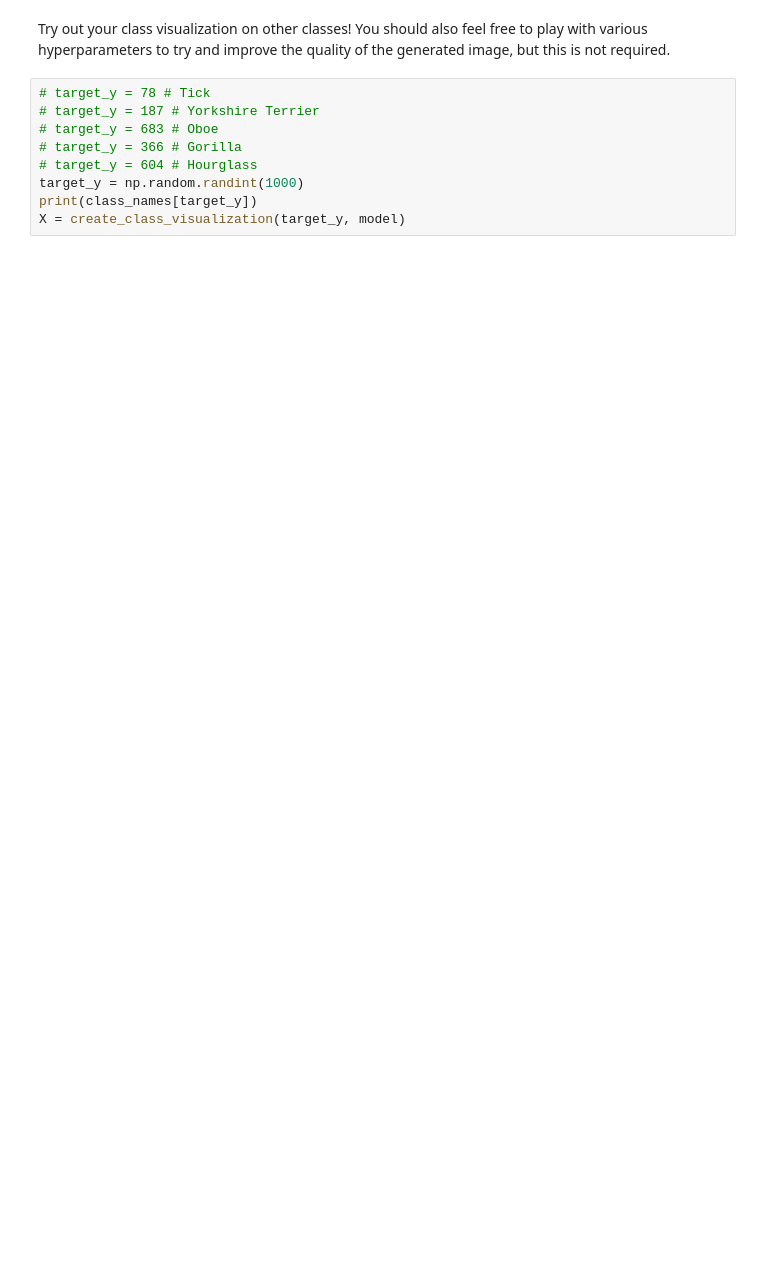
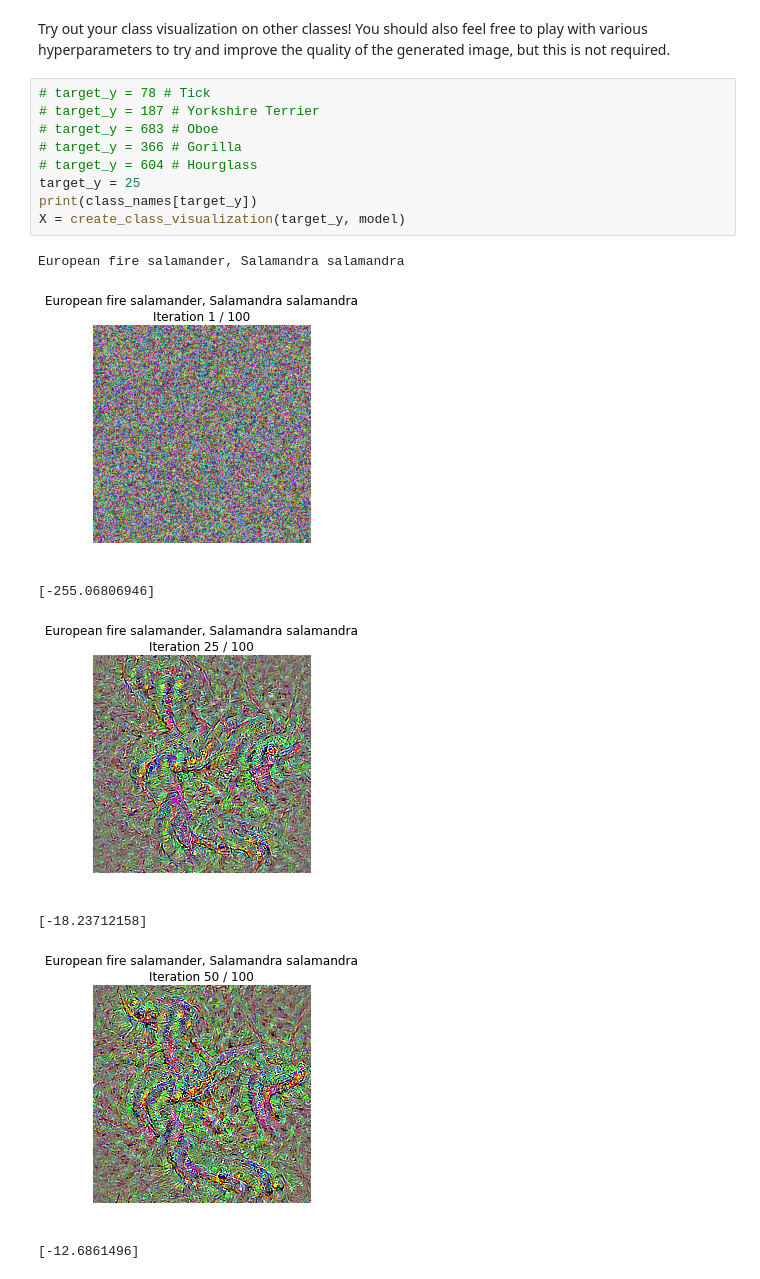
Before and after one commit to barnrang/CS231-Assignment, a Jupyter notebook: assignment3/NetworkVisualization-TensorFlow.ipynb, the cells around one changed output. Drawn from its saved outputs; the diff is of its cells as text; blank space fills up the shorter version.

```diff
--- a/assignment3/NetworkVisualization-TensorFlow.ipynb
+++ b/assignment3/NetworkVisualization-TensorFlow.ipynb
@@ -397,9 +411,17 @@ Try out your class visualization on other classes! You should also feel free to
 # %%
 # target_y = 78 # Tick
 # target_y = 187 # Yorkshire Terrier
 # target_y = 683 # Oboe
 # target_y = 366 # Gorilla
 # target_y = 604 # Hourglass
-target_y = np.random.randint(1000)
+target_y = 25
 print(class_names[target_y])
 X = create_class_visualization(target_y, model)
+# %% [output]
+European fire salamander, Salamandra salamandra
+[figure, added]
+[-255.06806946]
+[figure, added]
+[-18.23712158]
+[figure, added]
+[-12.6861496]
```
Also changed, not shown: parts of 3 cells of this notebook.
